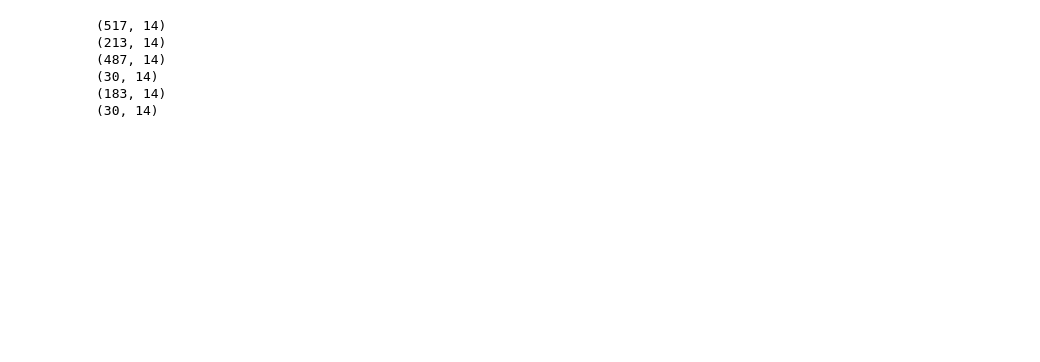
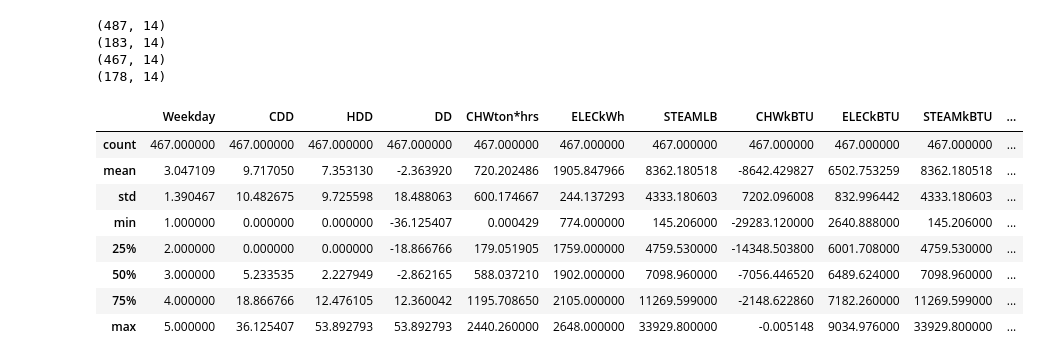
Before and after one commit to ychong4/unl, a Jupyter notebook: Polynomial.ipynb, the cells around one changed output. Cells and saved outputs as stored; diff of their text form; code cells hidden in the pictures; blank space fills up the shorter version.

```diff
--- a/Polynomial.ipynb
+++ b/Polynomial.ipynb
@@ -29,29 +30,45 @@ print(df.shape)
 # %%
 # Split dataset to weekday and weekend datasets
 df_weekday = df[df["Weekday"] <= 5]
 df_weekend = df[df["Weekday"] > 5]
 
 # Split last 30 rows as test set for plotting purposes
 df_weekday_test = df_weekday.iloc[-30:]
 weekday_train_length = df_weekday.shape[0] - df_weekday_test.shape[0]
 df_weekday_train = df_weekday.iloc[0:weekday_train_length]
 df_weekend_test = df_weekend.iloc[-30:]
 weekend_train_length = df_weekend.shape[0] - df_weekend_test.shape[0]
 df_weekend_train = df_weekend.iloc[0:weekend_train_length]
 
-print(df_weekday.shape)
-print(df_weekend.shape)
 print(df_weekday_train.shape)
-print(df_weekday_test.shape)
 print(df_weekend_train.shape)
-print(df_weekend_test.shape)
+# Remove bad data
+df_weekday_train = df_weekday_train[df_weekday_train["CHWkBTU"] != 0]
+df_weekday_train = df_weekday_train[df_weekday_train["STEAMkBTU"] != 0]
+df_weekend_train = df_weekend_train[df_weekend_train["CHWkBTU"] != 0]
+df_weekend_train = df_weekend_train[df_weekend_train["STEAMkBTU"] != 0]
+
+#print(df_weekday.shape)
+#print(df_weekend.shape)
+print(df_weekday_train.shape)
+#print(df_weekday_test.shape)
+print(df_weekend_train.shape)
+#print(df_weekend_test.shape)
+df_weekday_train.describe()
 # %% [output]
-(517, 14)
-(213, 14)
 (487, 14)
-(30, 14)
 (183, 14)
-(30, 14)
+(467, 14)
+(178, 14)
+|  | Weekday | CDD | HDD | DD | CHWton*hrs | ELECkWh | STEAMLB | CHWkBTU | ELECkBTU | STEAMkBTU | ... |
+| count | 467.000000 | 467.000000 | 467.000000 | 467.000000 | 467.000000 | 467.000000 | 467.000000 | 467.000000 | 467.000000 | 467.000000 | ... |
+| mean | 3.047109 | 9.717050 | 7.353130 | -2.363920 | 720.202486 | 1905.847966 | 8362.180518 | -8642.429827 | 6502.753259 | 8362.180518 | ... |
+| std | 1.390467 | 10.482675 | 9.725598 | 18.488063 | 600.174667 | 244.137293 | 4333.180603 | 7202.096008 | 832.996442 | 4333.180603 | ... |
+| min | 1.000000 | 0.000000 | 0.000000 | -36.125407 | 0.000429 | 774.000000 | 145.206000 | -29283.120000 | 2640.888000 | 145.206000 | ... |
+| 25% | 2.000000 | 0.000000 | 0.000000 | -18.866766 | 179.051905 | 1759.000000 | 4759.530000 | -14348.503800 | 6001.708000 | 4759.530000 | ... |
+| 50% | 3.000000 | 5.233535 | 2.227949 | -2.862165 | 588.037210 | 1902.000000 | 7098.960000 | -7056.446520 | 6489.624000 | 7098.960000 | ... |
+| 75% | 4.000000 | 18.866766 | 12.476105 | 12.360042 | 1195.708650 | 2105.000000 | 11269.599000 | -2148.622860 | 7182.260000 | 11269.599000 | ... |
+| max | 5.000000 | 36.125407 | 53.892793 | 53.892793 | 2440.260000 | 2648.000000 | 33929.800000 | -0.005148 | 9034.976000 | 33929.800000 | ... |
 # %%
 # Define X and Y in a linear regression
 X_weekday_train = df_weekday_train[["TEMP"]]
```
Also changed, not shown: parts of 4 cells of this notebook, 1 other file.
